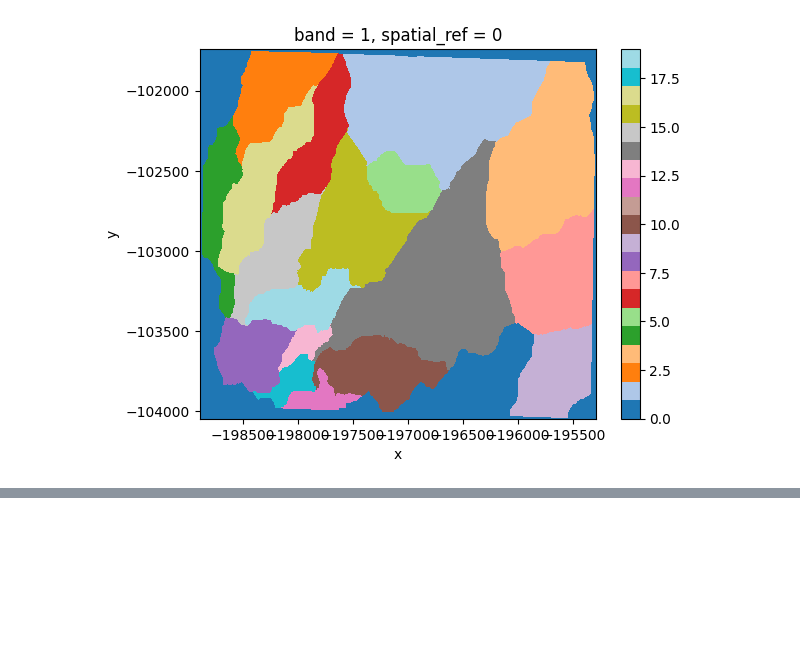
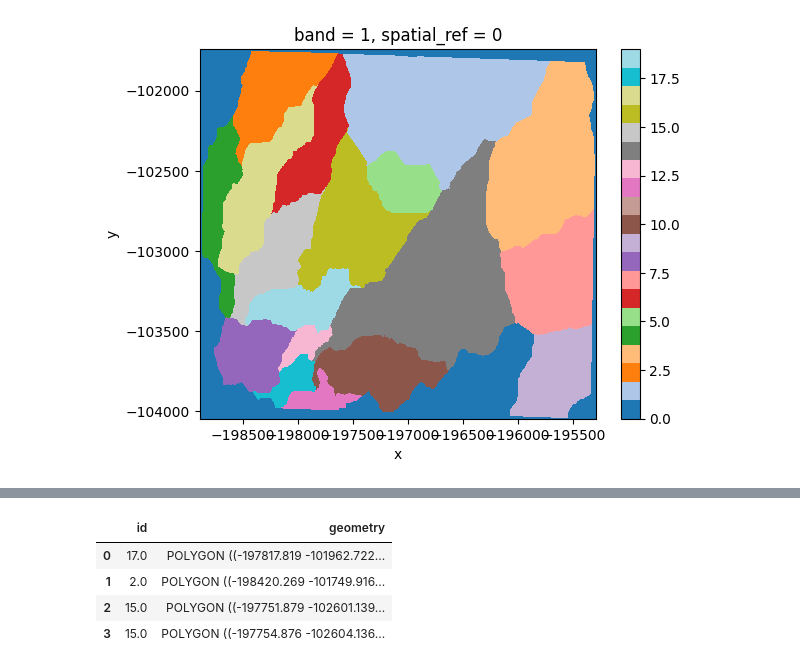
Before and after one commit to avkoehl/valleys, a Jupyter notebook: notebooks/basins.ipynb, the cells around one changed output, grey strips where cells are left out. Cells and saved outputs as stored; diff of their text form; code cells hidden in the pictures; blank space fills up the shorter version.

```diff
--- a/notebooks/basins.ipynb
+++ b/notebooks/basins.ipynb
@@ -208,0 +276,8 @@ basins.plot(cmap='tab20')
+# %%
+basin_polygons.head(4)
+# %% [output]
+|  | id | geometry |
+| 0 | 17.0 | POLYGON ((-197817.819 -101962.722... |
+| 1 | 2.0 | POLYGON ((-198420.269 -101749.916... |
+| 2 | 15.0 | POLYGON ((-197751.879 -102601.139... |
+| 3 | 15.0 | POLYGON ((-197754.876 -102604.136... |
```
Also changed, not shown: parts of 17 cells of this notebook, 2 other files.
